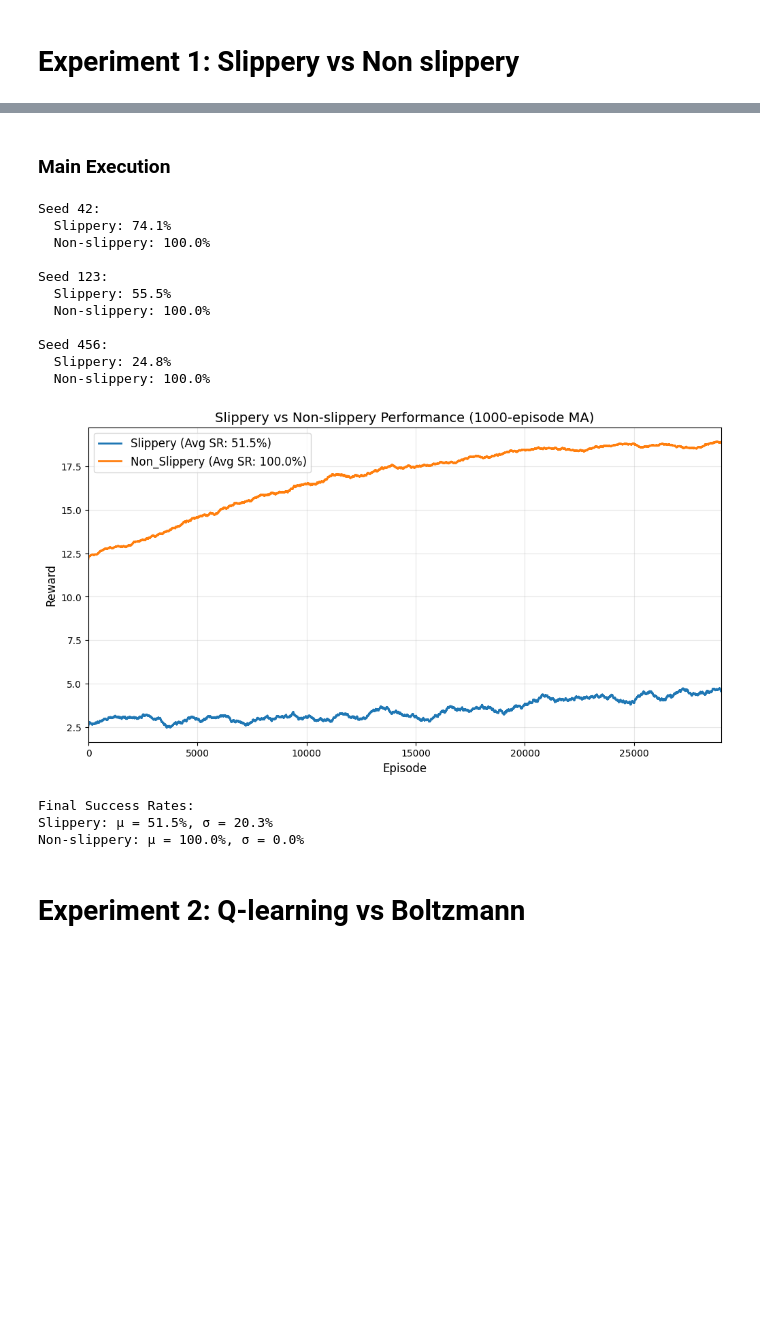
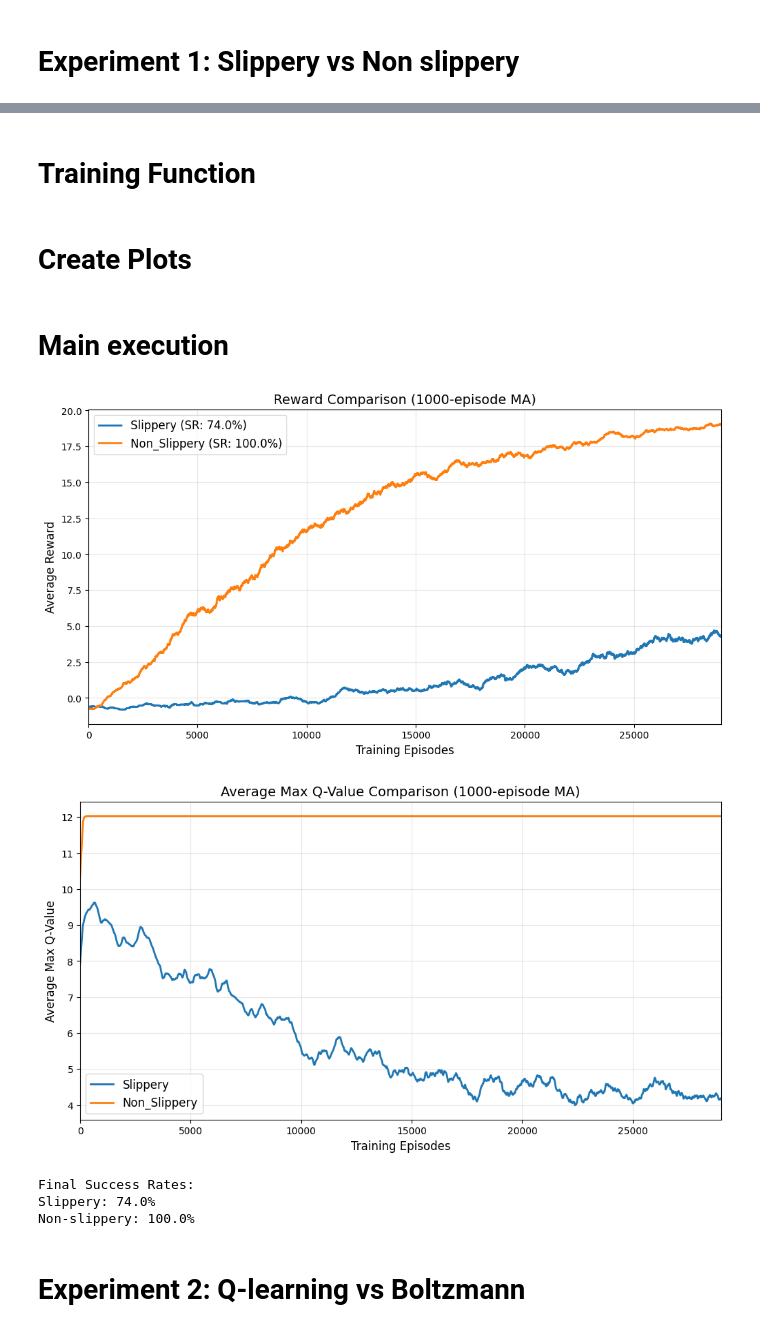
Before and after one commit to LuukMaessen-code/S6, a Jupyter notebook: RL Part 1.ipynb, the cells around one changed output, grey strips where cells are left out. Cells and saved outputs as stored; diff of their text form; code cells hidden in the pictures; blank space fills up the shorter version.

```diff
--- a/RL Part 1.ipynb
+++ b/RL Part 1.ipynb
@@ -188,0 +89,32 @@ def plot_slippery_comparison(results):
+# %% [markdown]
+# Training Function
+# %%
+def run_slippery_comparison():
+    """Compare slippery vs non-slippery performance, now tracking Q-values"""
+    random_state = np.random.RandomState(42)
+
+    results = {
+        'slippery': {'rewards': None, 'success_rate': None, 'avg_max_q': None},
+        'non_slippery': {'rewards': None, 'success_rate': None, 'avg_max_q': None}
+    }
+
+    for condition in [True, False]:
+        config = Config(slippery=condition)
+        condition_name = 'slippery' if condition else 'non_slippery'
+
+        env = gym.make(
+            "FrozenLake-v1",
+            desc=["SFFF", "FHFH", "FFFH", "HFFG"],
+            is_slippery=condition
+        )
+
+        q_table, rewards, avg_max_q = train_q_learning(config, env, random_state)
+        success_rate = evaluate(q_table, config, random_state)
+
+        results[condition_name]['rewards'] = rewards
+        results[condition_name]['success_rate'] = success_rate
+        results[condition_name]['avg_max_q'] = avg_max_q
+
+    return results
+# %% [markdown]
+# Create Plots
@@ -189,35 +161,23 @@ def plot_slippery_comparison(results):
 # %% [markdown]
-### Main Execution
+# Main execution
 # %%
 # Run the comparison
 results = run_slippery_comparison()
 
-# Generate comparison plot
-plot_slippery_comparison(results)
+# Generate plots
+plot_reward_comparison(results)
+plot_q_value_comparison(results)
 
-# Print final statistics (updated to match new results structure)
+# Print final statistics
 print("\nFinal Success Rates:")
-slippery_rates = [seed_data['slippery']['success_rate'] for seed_data in results]
-non_slippery_rates = [seed_data['non_slippery']['success_rate'] for seed_data in results]
-
-print(f"Slippery: μ = {np.mean(slippery_rates):.1%}, σ = {np.std(slippery_rates):.1%}")
-print(f"Non-slippery: μ = {np.mean(non_slippery_rates):.1%}, σ = {np.std(non_slippery_rates):.1%}")
+print(f"Slippery: {results['slippery']['success_rate']:.1%}")
+print(f"Non-slippery: {results['non_slippery']['success_rate']:.1%}")
 # %% [output]
+[figure, new version]
+[figure, added]
-Seed 42:
-  Slippery: 74.1%
-  Non-slippery: 100.0%
-
-Seed 123:
-  Slippery: 55.5%
-  Non-slippery: 100.0%
-
-Seed 456:
-  Slippery: 24.8%
-  Non-slippery: 100.0%
+Final Success Rates:
+Slippery: 74.0%
+Non-slippery: 100.0%
-[figure, old version]
-Final Success Rates:
-Slippery: μ = 51.5%, σ = 20.3%
-Non-slippery: μ = 100.0%, σ = 0.0%
 # %% [markdown]
 # Experiment 2: Q-learning vs Boltzmann
 # %% [markdown]
```
Also changed, not shown: parts of 74 cells of this notebook.
